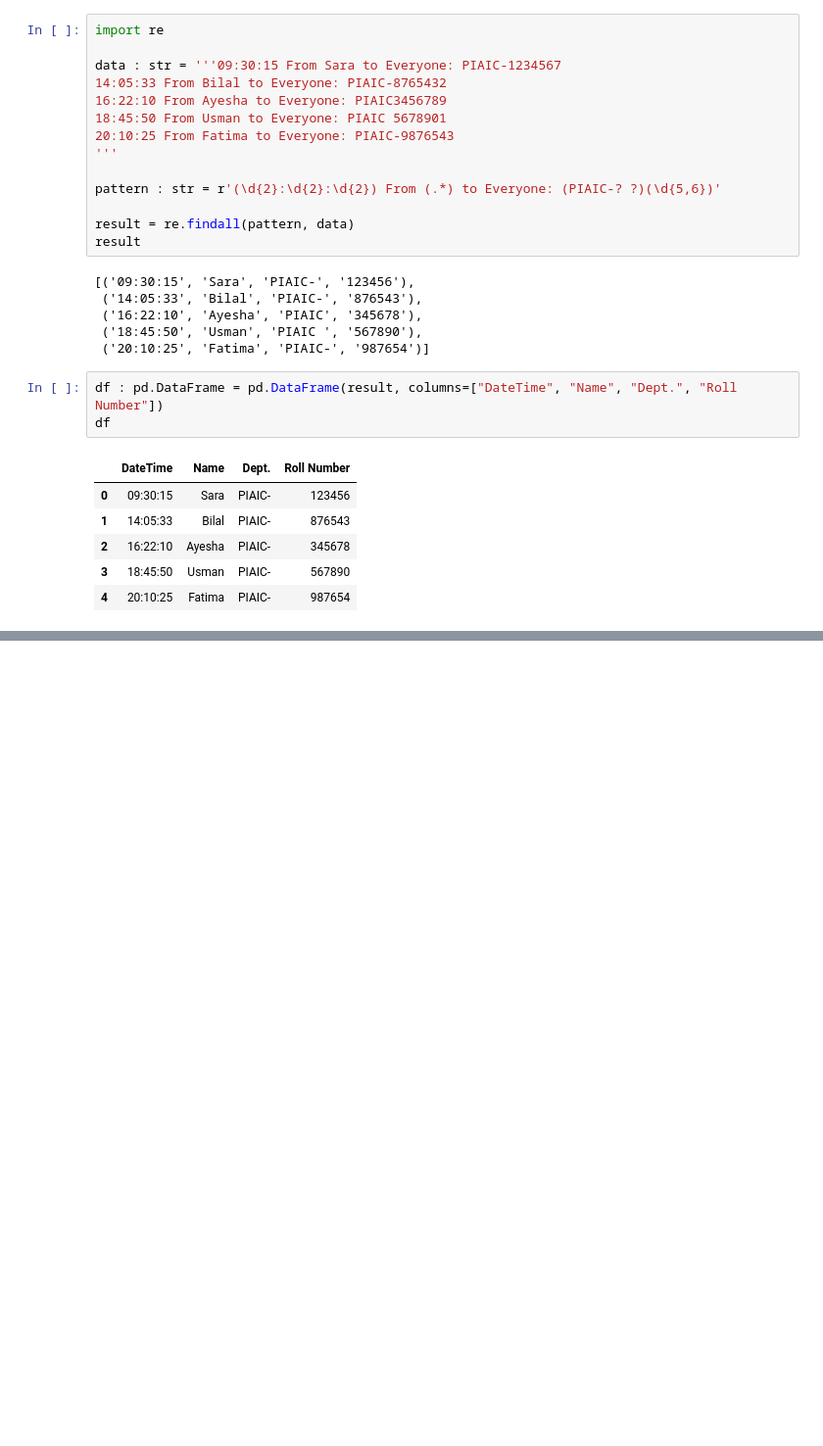
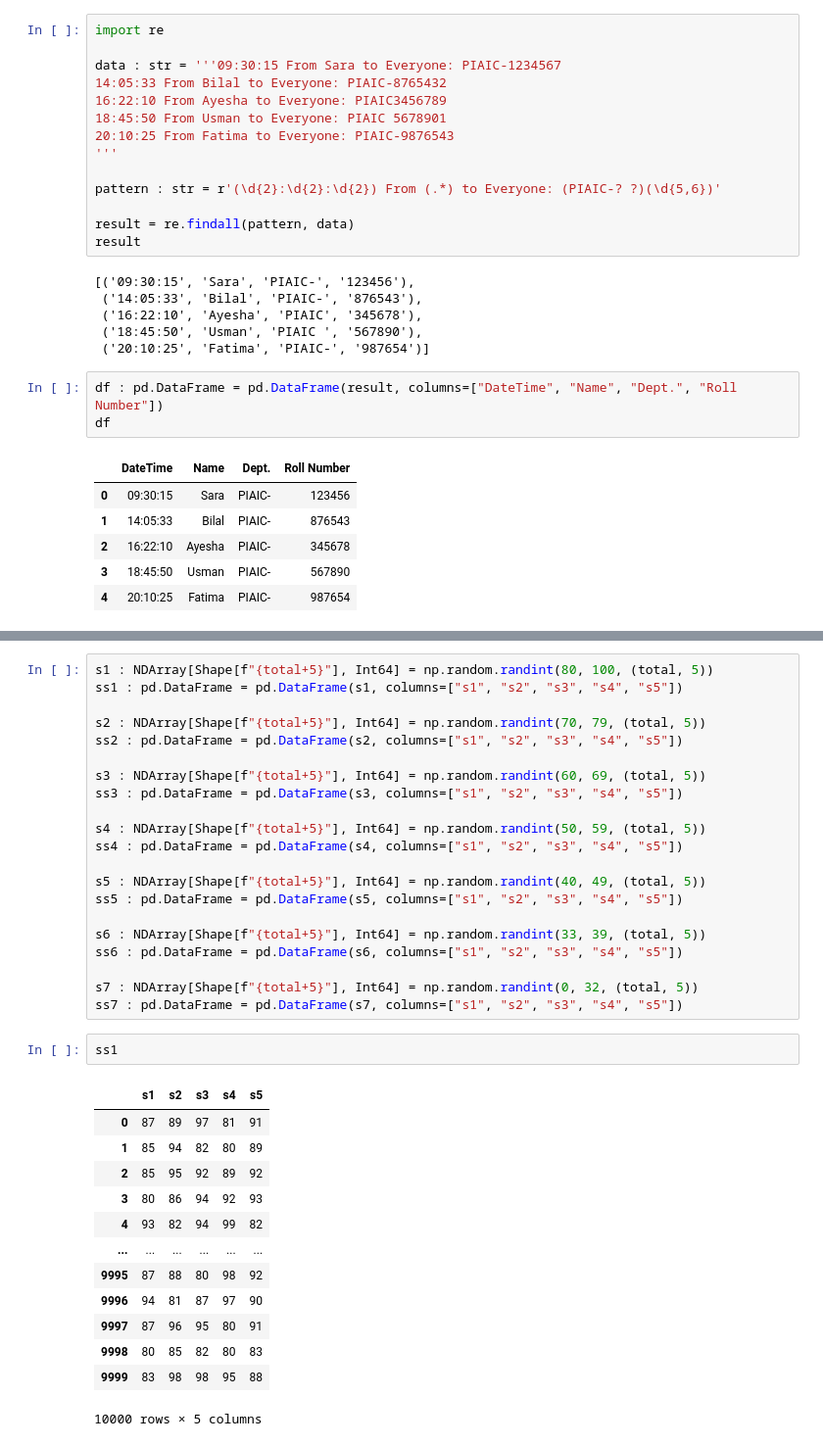
Before and after one commit to wasim3399/batch-62, a Jupyter notebook: learn-python/python-lectures/pandas-revision/class.ipynb, the cells around one changed output, grey strips where cells are left out. Shown at 98% size. Saved outputs shown, nothing was run; the diff lists cells and outputs as text; blank space fills up the shorter version.

```diff
--- a/learn-python/python-lectures/pandas-revision/class.ipynb
+++ b/learn-python/python-lectures/pandas-revision/class.ipynb
@@ -306,0 +359,37 @@ df
+# %%
+s1 : NDArray[Shape[f"{total+5}"], Int64] = np.random.randint(80, 100, (total, 5))
+ss1 : pd.DataFrame = pd.DataFrame(s1, columns=["s1", "s2", "s3", "s4", "s5"])
+
+s2 : NDArray[Shape[f"{total+5}"], Int64] = np.random.randint(70, 79, (total, 5))
+ss2 : pd.DataFrame = pd.DataFrame(s2, columns=["s1", "s2", "s3", "s4", "s5"])
+
+s3 : NDArray[Shape[f"{total+5}"], Int64] = np.random.randint(60, 69, (total, 5))
+ss3 : pd.DataFrame = pd.DataFrame(s3, columns=["s1", "s2", "s3", "s4", "s5"])
+
+s4 : NDArray[Shape[f"{total+5}"], Int64] = np.random.randint(50, 59, (total, 5))
+ss4 : pd.DataFrame = pd.DataFrame(s4, columns=["s1", "s2", "s3", "s4", "s5"])
+
+s5 : NDArray[Shape[f"{total+5}"], Int64] = np.random.randint(40, 49, (total, 5))
+ss5 : pd.DataFrame = pd.DataFrame(s5, columns=["s1", "s2", "s3", "s4", "s5"])
+
+s6 : NDArray[Shape[f"{total+5}"], Int64] = np.random.randint(33, 39, (total, 5))
+ss6 : pd.DataFrame = pd.DataFrame(s6, columns=["s1", "s2", "s3", "s4", "s5"])
+
+s7 : NDArray[Shape[f"{total+5}"], Int64] = np.random.randint(0, 32, (total, 5))
+ss7 : pd.DataFrame = pd.DataFrame(s7, columns=["s1", "s2", "s3", "s4", "s5"])
+# %%
+ss1
+# %% [output]
+|  | s1 | s2 | s3 | s4 | s5 |
+| 0 | 87 | 89 | 97 | 81 | 91 |
+| 1 | 85 | 94 | 82 | 80 | 89 |
+| 2 | 85 | 95 | 92 | 89 | 92 |
+| 3 | 80 | 86 | 94 | 92 | 93 |
+| 4 | 93 | 82 | 94 | 99 | 82 |
+| ... | ... | ... | ... | ... | ... |
+| 9995 | 87 | 88 | 80 | 98 | 92 |
+| 9996 | 94 | 81 | 87 | 97 | 90 |
+| 9997 | 87 | 96 | 95 | 80 | 91 |
+| 9998 | 80 | 85 | 82 | 80 | 83 |
+| 9999 | 83 | 98 | 98 | 95 | 88 |
+10000 rows × 5 columns
```
Also changed, not shown: parts of 6 cells of this notebook, 1 other file.
